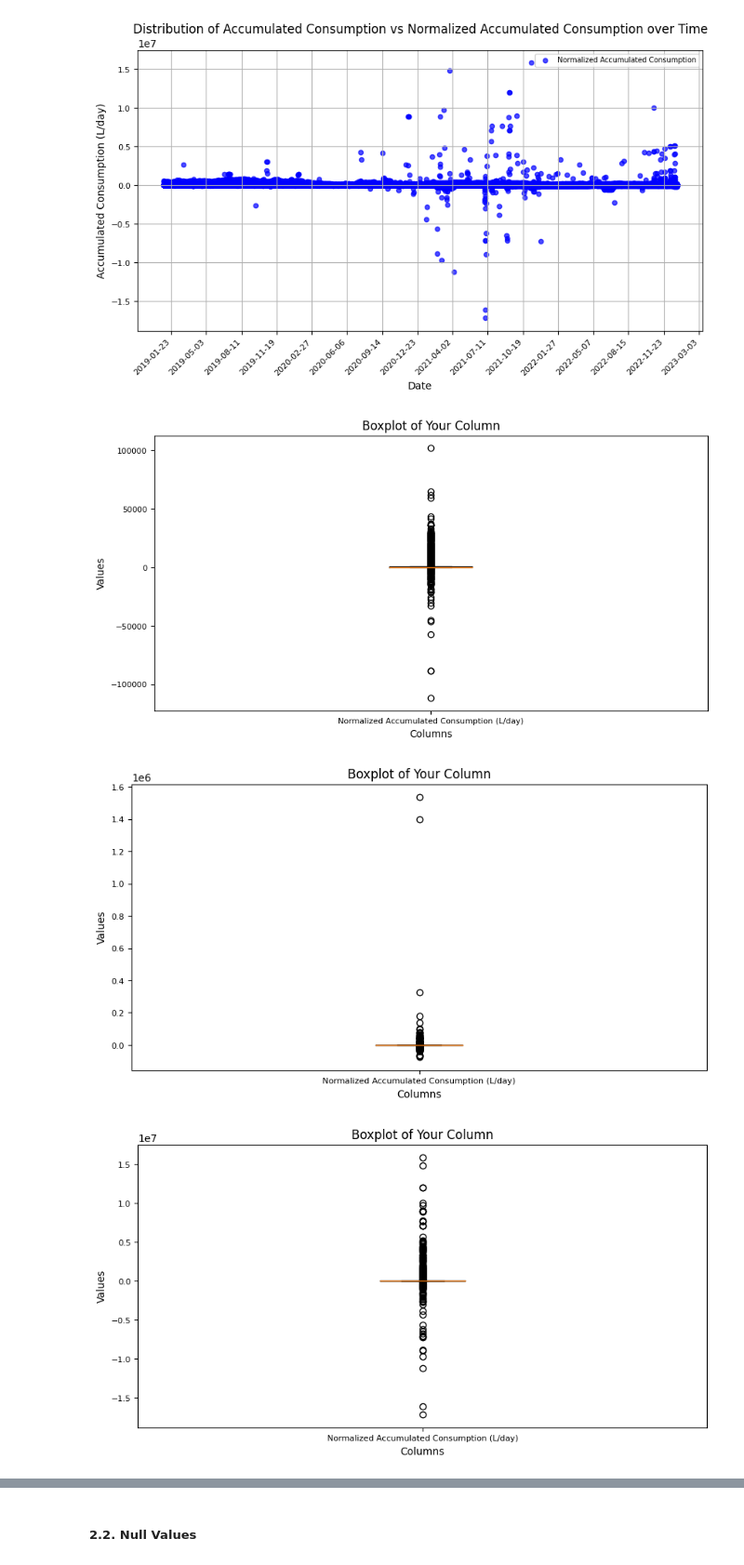
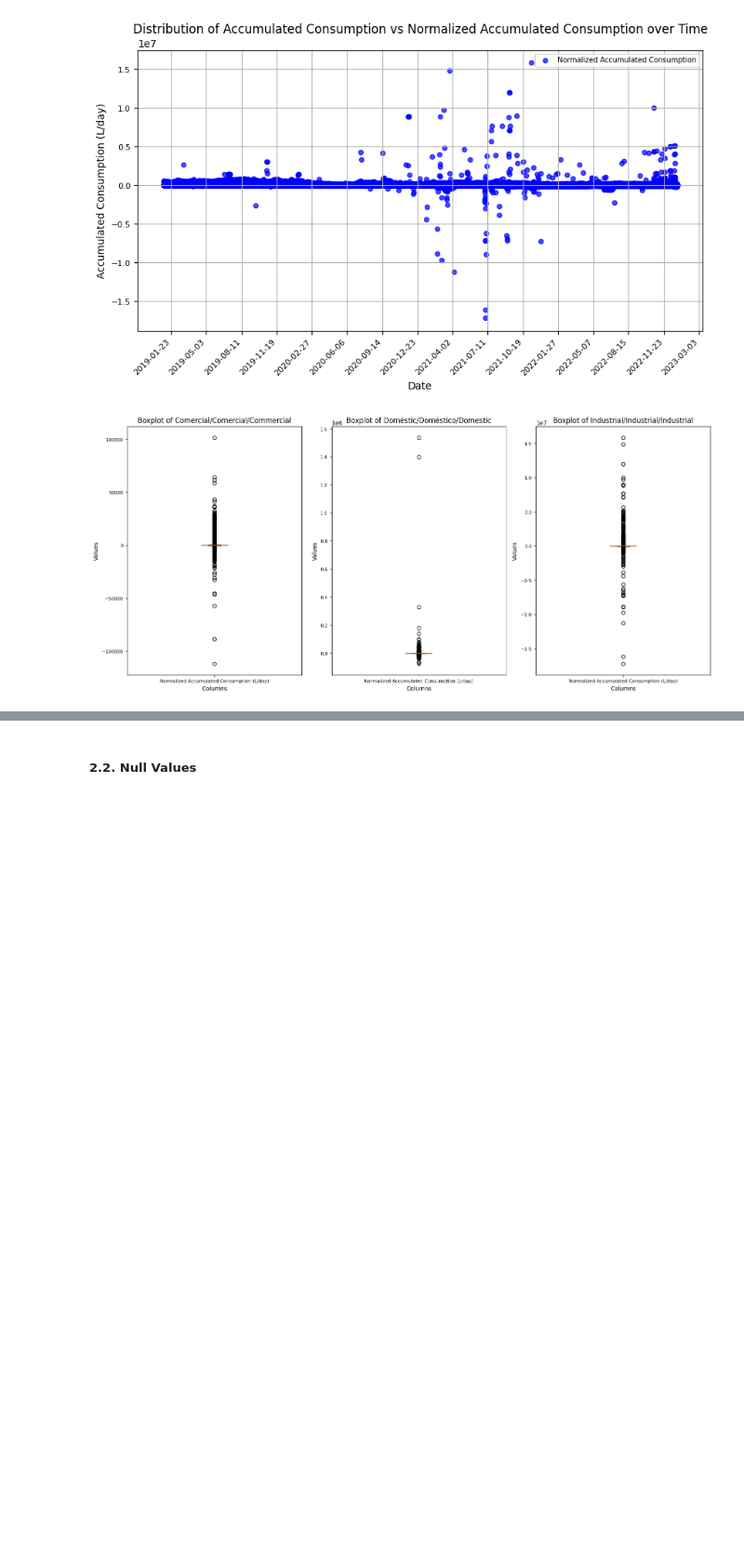
Before and after one commit to edithruizz/TFG, a Jupyter notebook: Python_Notebooks/dataset1_v2.ipynb, the cells around one changed output, grey strips where cells are left out. Shown at 93% size. Cells and saved outputs as stored; diff of their text form; code cells hidden in the pictures; blank space fills up the shorter version.

```diff
--- a/Python_Notebooks/dataset1_v2.ipynb
+++ b/Python_Notebooks/dataset1_v2.ipynb
@@ -266,22 +293,33 @@ plt.show()
 # %%
 dataset1_box = dataset1.dropna(subset = ['District'])
 dataset1_box = dataset1_box.dropna(subset = ['Census section'])
 
-for use_case in dataset1_box['Use'].unique():
+use_cases = dataset1_box['Use'].unique()
+num_plots = len(use_cases)
+num_columns = 3
+num_rows = int(np.ceil(num_plots / num_columns))
+
+fig, axes = plt.subplots(num_rows, num_columns, figsize=(15, num_rows * 7))
+axes = axes.flatten()
+
+for i, use_case in enumerate(use_cases):
     iteration_dataset = dataset1_box[dataset1_box['Use'] == use_case].copy()
     columns_to_plot = ['Normalized Accumulated Consumption (L/day)']
-    plt.figure(figsize=(10, 5))
-    plt.boxplot([iteration_dataset[col] for col in columns_to_plot], labels=columns_to_plot)
-    plt.title('Boxplot of Your Column', fontsize=12)
-    plt.xlabel('Columns', fontsize=10)
-    plt.ylabel('Values', fontsize=10)
-    plt.xticks(fontsize=8)
-    plt.yticks(fontsize=8)
-    plt.show()
+    axes[i].boxplot([iteration_dataset[col] for col in columns_to_plot], labels=columns_to_plot)
+    axes[i].set_title(f'Boxplot of {use_case}', fontsize=12)
+    axes[i].set_xlabel('Columns', fontsize=10)
+    axes[i].set_ylabel('Values', fontsize=10)
+    axes[i].tick_params(axis='x', labelsize=8)
+    axes[i].tick_params(axis='y', labelsize=8)
+
+# Hide any unused subplots if the number of use cases is not a multiple of num_columns
+for j in range(i + 1, num_rows * num_columns):
+    fig.delaxes(axes[j])
+
+plt.tight_layout()
+plt.show()
 # %% [output]
-[figure, old version]
+[figure, new version]
-[figure, removed]
-[figure, removed]
 # %%
 dataset1.info()
 # %% [output]
```
Also changed, not shown: parts of 27 cells of this notebook, 2 other files.
